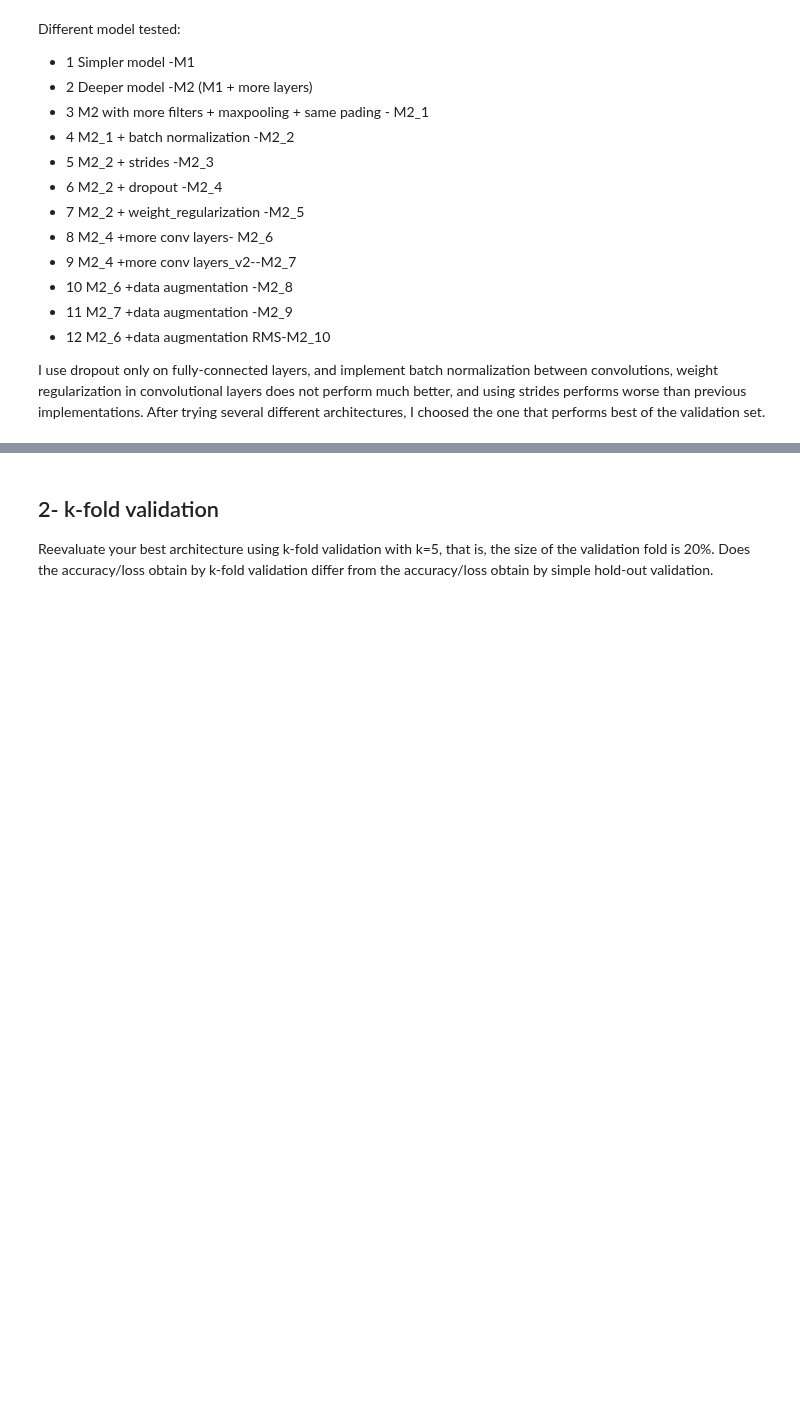
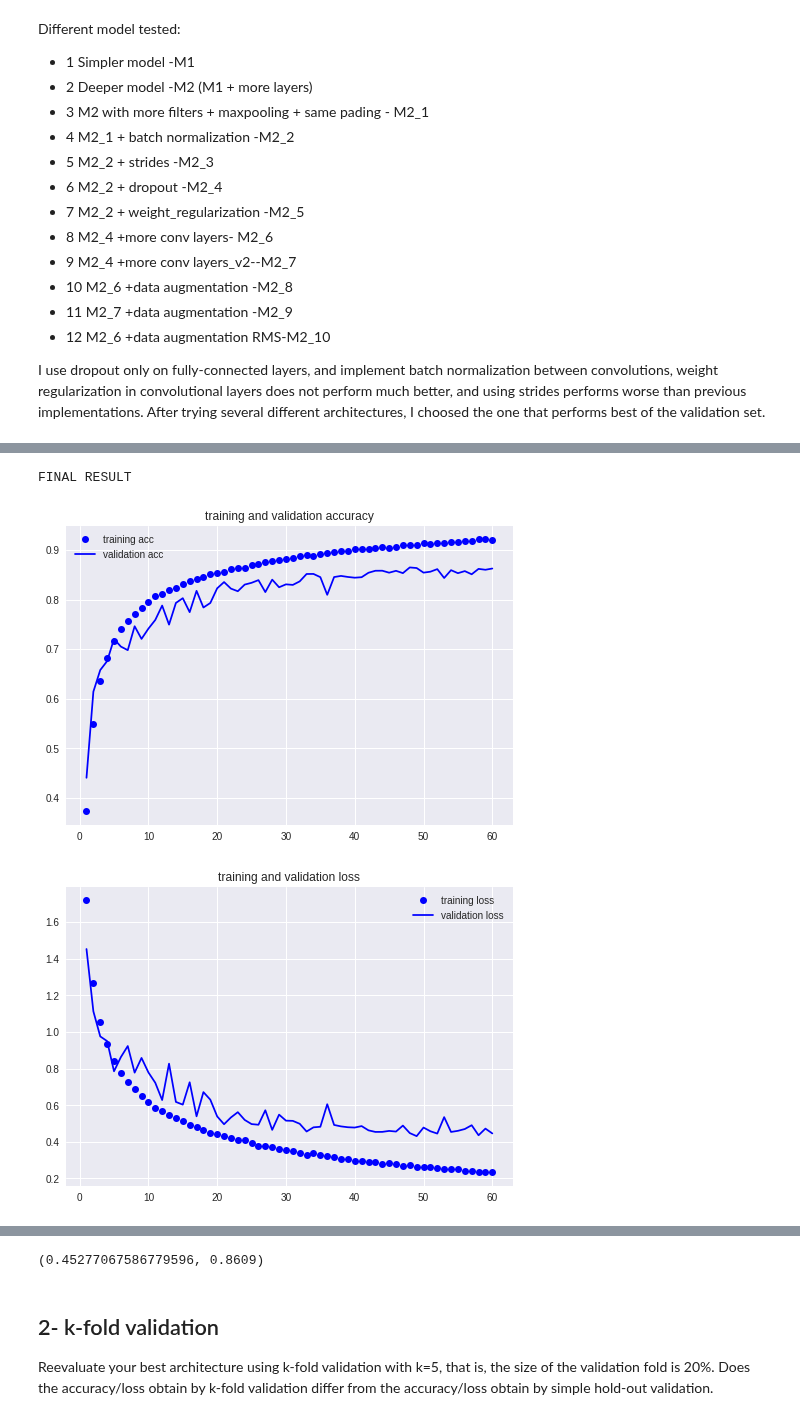
Before and after one commit to rvalienter90/UCF, a Jupyter notebook: CAP-5610_MACHINE LEARNING/HW2/HW2.ipynb, the cells around one changed output, grey strips where cells are left out. Saved outputs shown, nothing was run; the diff lists cells and outputs as text; code cells hidden in the pictures; blank space fills up the shorter version.

```diff
--- a/CAP-5610_MACHINE LEARNING/HW2/HW2.ipynb
+++ b/CAP-5610_MACHINE LEARNING/HW2/HW2.ipynb
@@ -1704,0 +1861,8 @@ test_labels_norm = np_utils.to_categorical(test_labels, 10)
+# %%
+print("FINAL RESULT")
+model_plot(history)
+model_load_evaluate(file_name,test_images_norm,test_labels_norm)
+# %% [output]
+FINAL RESULT
+[figure, added]
+[figure, added]
@@ -1705,3 +1871,4 @@ test_labels_norm = np_utils.to_categorical(test_labels, 10)
+(0.45277067586779596, 0.8609)
 # %% [markdown]
 ## 2- k-fold validation
 
```
Also changed, not shown: parts of 30 cells of this notebook.
